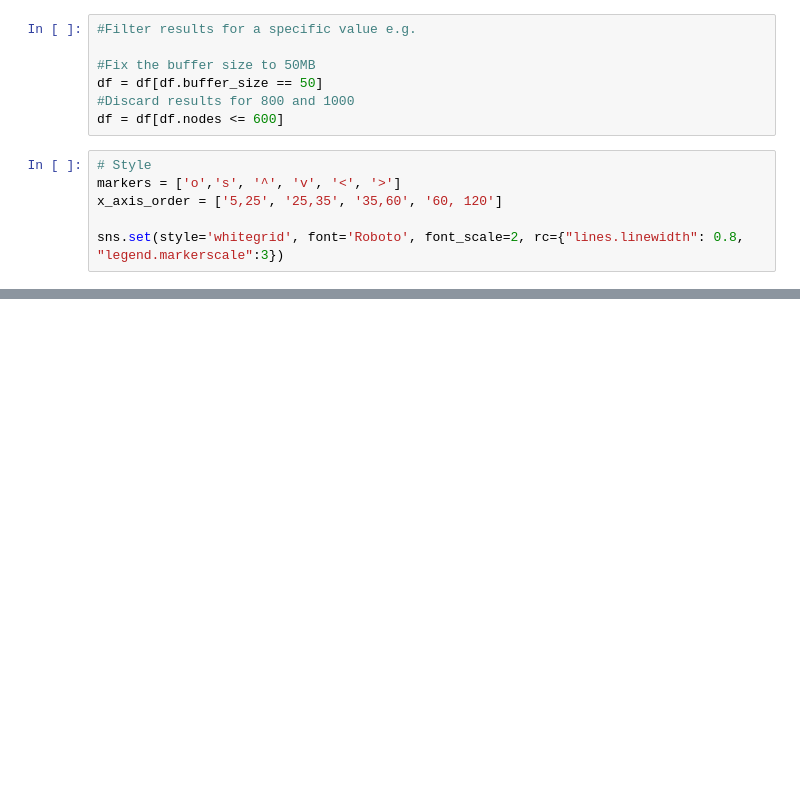
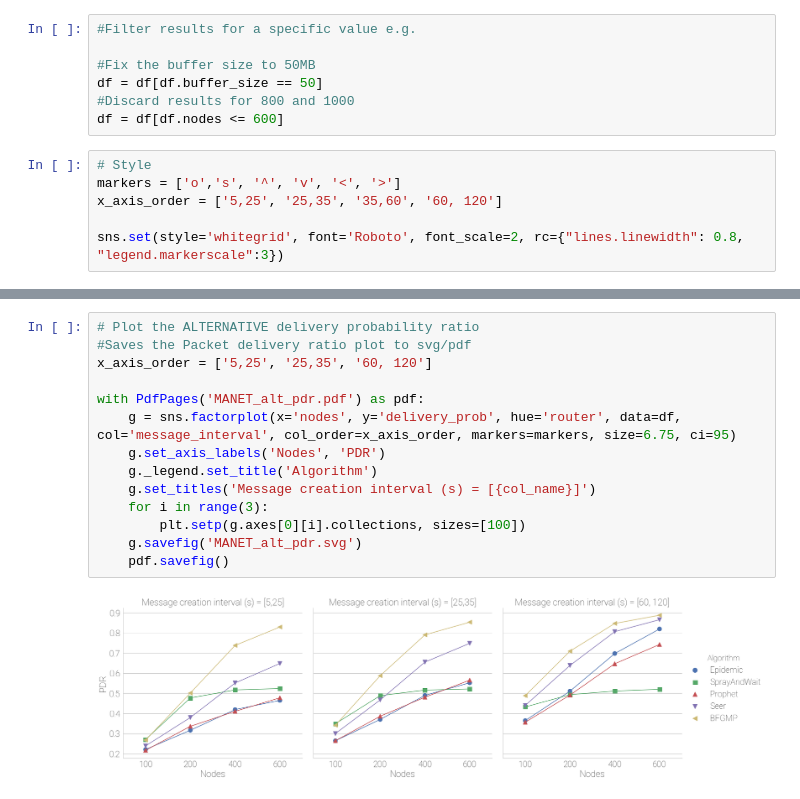
Before and after one commit to jairosh/jupyter-results, a Jupyter notebook: MANET/plot_all.ipynb, the cells around one changed output, grey strips where cells are left out. Drawn from its saved outputs; the diff is of its cells as text; blank space fills up the shorter version.

```diff
--- a/MANET/plot_all.ipynb
+++ b/MANET/plot_all.ipynb
@@ -73,0 +74,16 @@ with PdfPages('MANET_overhead.pdf') as pdf:
+# %%
+# Plot the ALTERNATIVE delivery probability ratio
+#Saves the Packet delivery ratio plot to svg/pdf
+x_axis_order = ['5,25', '25,35', '60, 120']
+
+with PdfPages('MANET_alt_pdr.pdf') as pdf:
+    g = sns.factorplot(x='nodes', y='delivery_prob', hue='router', data=df, col='message_interval', col_order=x_axis_order, markers=markers, size=6.75, ci=95)
+    g.set_axis_labels('Nodes', 'PDR')
+    g._legend.set_title('Algorithm')
+    g.set_titles('Message creation interval (s) = [{col_name}]')
+    for i in range(3):
+        plt.setp(g.axes[0][i].collections, sizes=[100])
+    g.savefig('MANET_alt_pdr.svg')
+    pdf.savefig()
+# %% [output]
+[figure, added]
```
Also changed, not shown: parts of 5 cells of this notebook, 12 other files.
